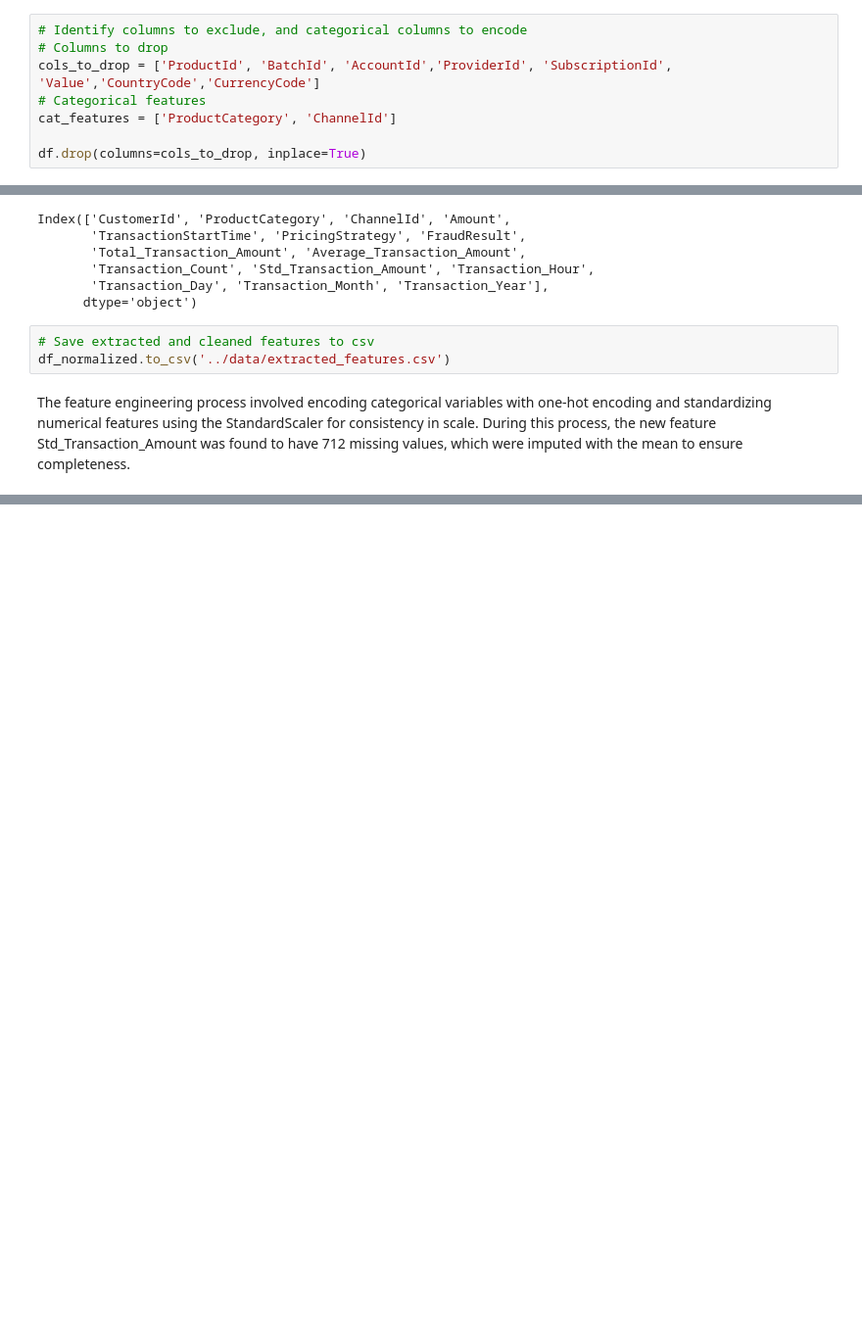
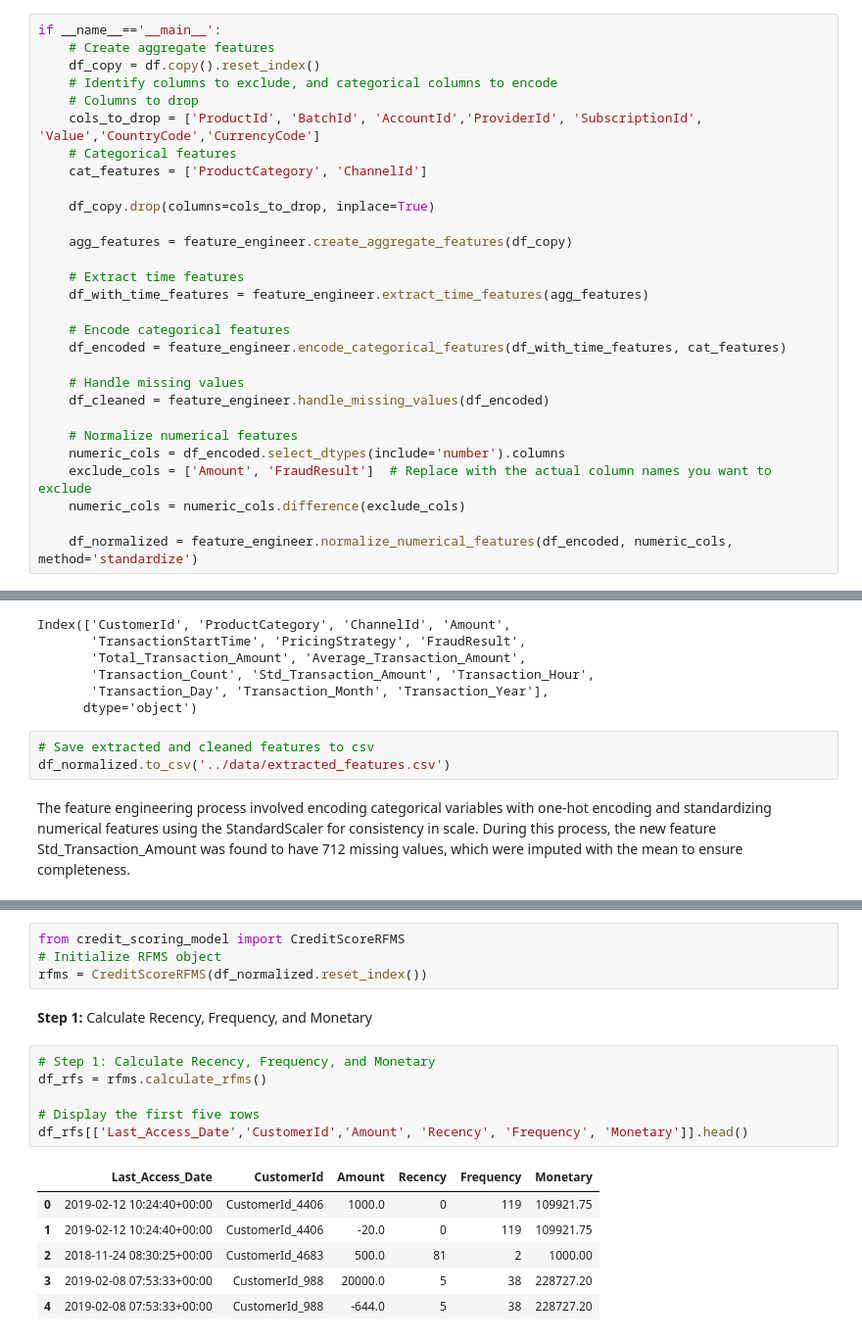
Before and after one commit to epythonlab/bati-bank-credit-scoring, a Jupyter notebook: notebooks/credit_risk_analysis.ipynb, the cells around one changed output, grey strips where cells are left out. Shown at 98% size. Cells and saved outputs as stored; diff of their text form; blank space fills up the shorter version.

Commit message:
CALCULATED RFMS

```diff
--- a/notebooks/credit_risk_analysis.ipynb
+++ b/notebooks/credit_risk_analysis.ipynb
@@ -362,10 +398,31 @@ from feature_engineering import FeatureEngineering
 # Instantiate the FeatureEngineering class
 feature_engineer = FeatureEngineering()
 # %%
-# Identify columns to exclude, and categorical columns to encode
-# Columns to drop
-cols_to_drop = ['ProductId', 'BatchId',	'AccountId','ProviderId', 'SubscriptionId', 'Value','CountryCode','CurrencyCode']
-# Categorical features
-cat_features = ['ProductCategory', 'ChannelId']
+if __name__=='__main__':
+    # Create aggregate features
+    df_copy = df.copy().reset_index()
+    # Identify columns to exclude, and categorical columns to encode
+    # Columns to drop
+    cols_to_drop = ['ProductId', 'BatchId',	'AccountId','ProviderId', 'SubscriptionId', 'Value','CountryCode','CurrencyCode']
+    # Categorical features
+    cat_features = ['ProductCategory', 'ChannelId']
 
-df.drop(columns=cols_to_drop, inplace=True)
+    df_copy.drop(columns=cols_to_drop, inplace=True)
+
+    agg_features = feature_engineer.create_aggregate_features(df_copy)
+
+    # Extract time features
+    df_with_time_features = feature_engineer.extract_time_features(agg_features)
+
+    # Encode categorical features
+    df_encoded = feature_engineer.encode_categorical_features(df_with_time_features, cat_features)
+
+    # Handle missing values
+    df_cleaned = feature_engineer.handle_missing_values(df_encoded)
+
+    # Normalize numerical features
+    numeric_cols = df_encoded.select_dtypes(include='number').columns
+    exclude_cols = ['Amount', 'FraudResult']  # Replace with the actual column names you want to exclude
+    numeric_cols = numeric_cols.difference(exclude_cols)
+
+    df_normalized = feature_engineer.normalize_numerical_features(df_encoded, numeric_cols, method='standardize')
@@ -424,0 +482,19 @@ The feature engineering process involved encoding categorical variables with one
+# %%
+from credit_scoring_model import CreditScoreRFMS
+# Initialize RFMS object
+rfms = CreditScoreRFMS(df_normalized.reset_index())
+# %% [markdown]
+**Step 1:** Calculate Recency, Frequency, and Monetary
+# %%
+# Step 1: Calculate Recency, Frequency, and Monetary
+df_rfs = rfms.calculate_rfms()
+
+# Display the first five rows
+df_rfs[['Last_Access_Date','CustomerId','Amount', 'Recency', 'Frequency', 'Monetary']].head()
+# %% [output]
+|  | Last_Access_Date | CustomerId | Amount | Recency | Frequency | Monetary |
+| 0 | 2019-02-12 10:24:40+00:00 | CustomerId_4406 | 1000.0 | 0 | 119 | 109921.75 |
+| 1 | 2019-02-12 10:24:40+00:00 | CustomerId_4406 | -20.0 | 0 | 119 | 109921.75 |
+| 2 | 2018-11-24 08:30:25+00:00 | CustomerId_4683 | 500.0 | 81 | 2 | 1000.00 |
+| 3 | 2019-02-08 07:53:33+00:00 | CustomerId_988 | 20000.0 | 5 | 38 | 228727.20 |
+| 4 | 2019-02-08 07:53:33+00:00 | CustomerId_988 | -644.0 | 5 | 38 | 228727.20 |
```
Also changed, not shown: parts of 22 cells of this notebook, 1 other file.
